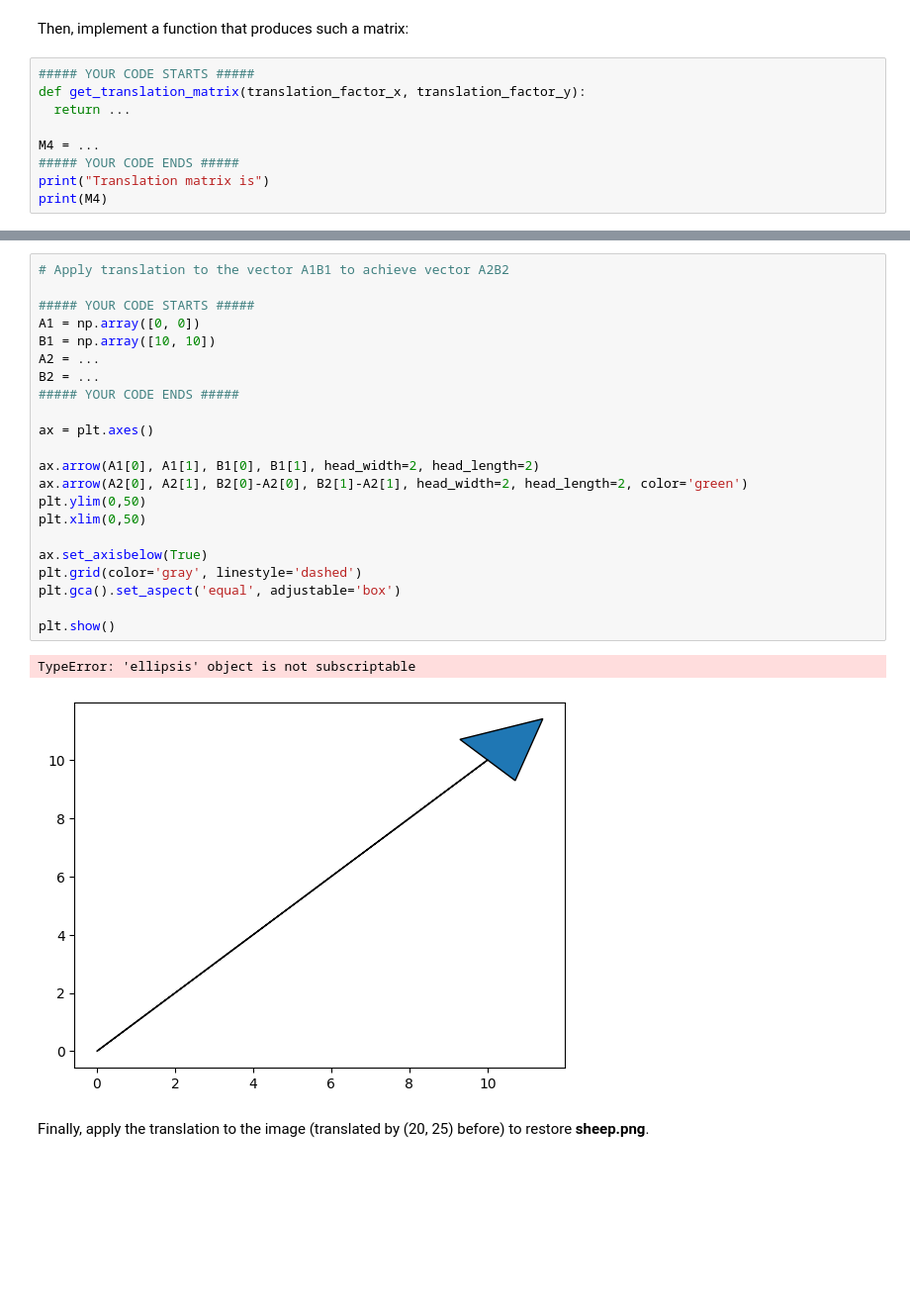
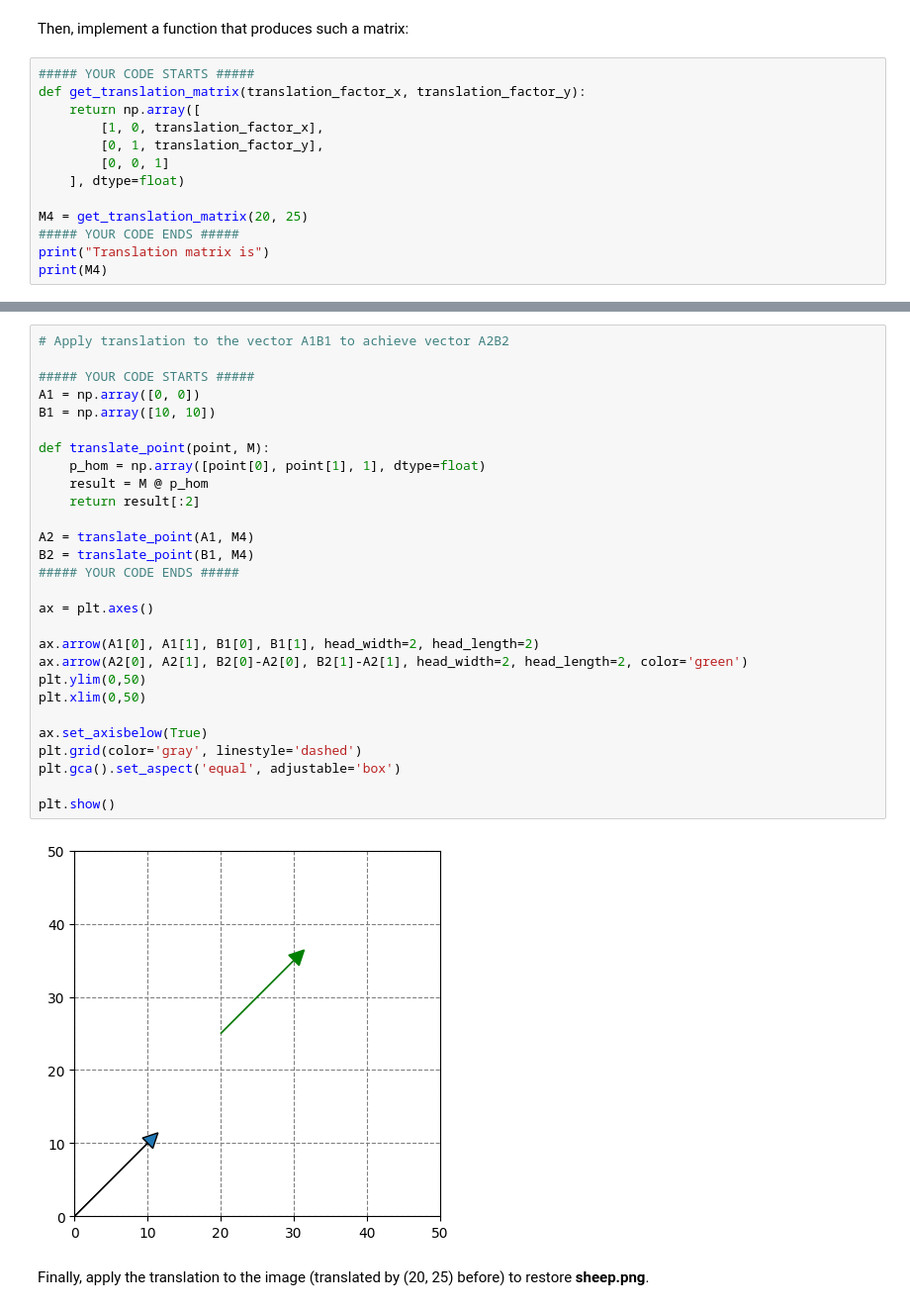
Before and after one commit to Oleksii-Lasiichuk/la_lab_1_transformation_matrices, a Jupyter notebook: LA_Lab_1_template_2026.ipynb, the cells around one changed output, grey strips where cells are left out. Shown at 99% size. Cells and saved outputs as stored; diff of their text form; blank space fills up the shorter version.

```diff
--- a/LA_Lab_1_template_2026.ipynb
+++ b/LA_Lab_1_template_2026.ipynb
@@ -304,9 +328,13 @@ Then, implement a function that produces such a matrix:
 # %%
 ##### YOUR CODE STARTS #####
 def get_translation_matrix(translation_factor_x, translation_factor_y):
-  return ...
+    return np.array([
+        [1, 0, translation_factor_x],
+        [0, 1, translation_factor_y],
+        [0, 0, 1]
+    ], dtype=float)
 
-M4 = ...
+M4 = get_translation_matrix(20, 25)
 ##### YOUR CODE ENDS #####
 print("Translation matrix is")
 print(M4)
@@ -316,28 +346,33 @@ Ellipsis
 # %%
 # Apply translation to the vector A1B1 to achieve vector A2B2
 
 ##### YOUR CODE STARTS #####
 A1 = np.array([0, 0])
 B1 = np.array([10, 10])
-A2 = ...
-B2 = ...
+
+def translate_point(point, M):
+    p_hom = np.array([point[0], point[1], 1], dtype=float)
+    result = M @ p_hom
+    return result[:2]
+
+A2 = translate_point(A1, M4)
+B2 = translate_point(B1, M4)
 ##### YOUR CODE ENDS #####
 
 ax = plt.axes()
 
 ax.arrow(A1[0], A1[1], B1[0], B1[1], head_width=2, head_length=2)
 ax.arrow(A2[0], A2[1], B2[0]-A2[0], B2[1]-A2[1], head_width=2, head_length=2, color='green')
 plt.ylim(0,50)
 plt.xlim(0,50)
 
 ax.set_axisbelow(True)
 plt.grid(color='gray', linestyle='dashed')
 plt.gca().set_aspect('equal', adjustable='box')
 
 plt.show()
 # %% [output]
-TypeError: 'ellipsis' object is not subscriptable
-[figure, old version]
+[figure, new version]
 # %% [markdown]
 Finally, apply the translation to the image (translated by (20, 25) before) to restore **sheep.png**.
 # %%
```
Also changed, not shown: parts of 20 cells of this notebook.
